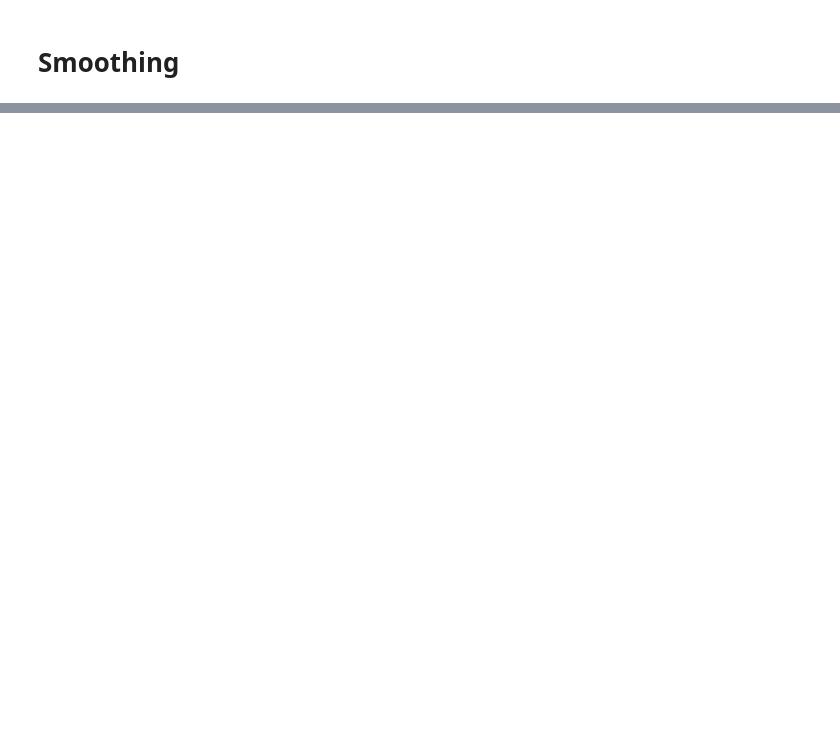
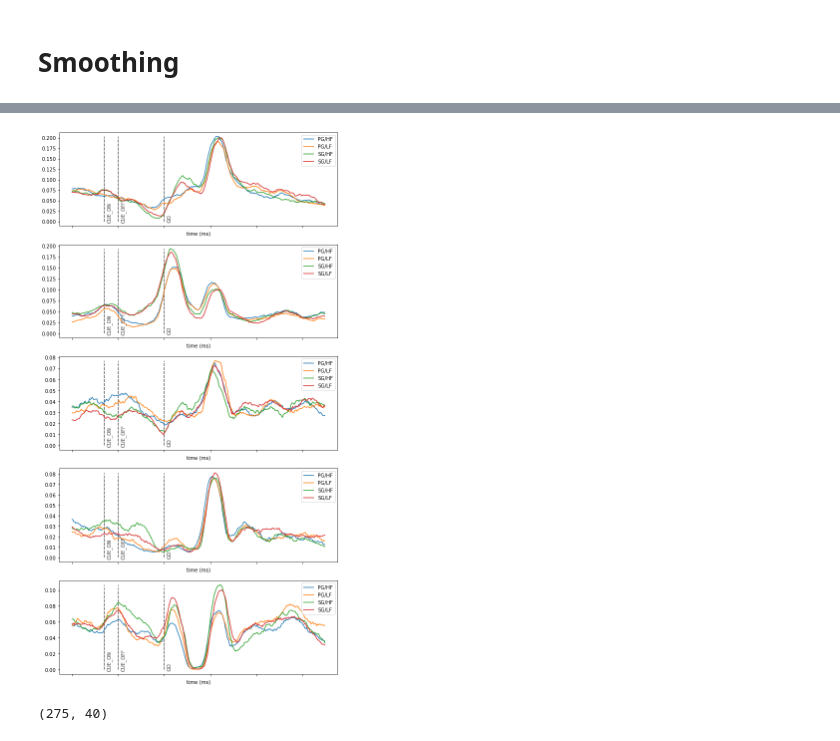
Before and after one commit to CONECT-INT/2022_CENTURI-SummerSchool, a Jupyter notebook: dev/dataset2_river.ipynb, the cells around one changed output, grey strips where cells are left out. Saved outputs shown, nothing was run; the diff lists cells and outputs as text; code cells hidden in the pictures; blank space fills up the shorter version.

```diff
--- a/dev/dataset2_river.ipynb
+++ b/dev/dataset2_river.ipynb
@@ -133,0 +142,23 @@ sigma = fwhm2sigma(FWHM)
+# %%
+n_plot = 5
+fig, axes = plt.subplots(n_plot, 1, figsize=(10,4*n_plot))
+for i in range(n_plot):
+    for (j, cond) in enumerate(all_cond):
+        grip_mask = all_cond_ind[j][0]
+        force_mask = all_cond_ind[j][1]
+        cond_trials_mask = (grips == grip_mask) & (forces == force_mask)
+        trail_avg_smoothed_spikes_pn  = np.mean(smoothed_bin_spikes[:,i,cond_trials_mask], 1)
+
+        axes[i].plot(t_stamps, trail_avg_smoothed_spikes_pn, label=cond)
+        axes[i].vlines(states_ind, ymin=0, ymax=np.max(trail_avg_smoothed_spikes_pn), linestyles='dashed', color='grey')
+        axes[i].legend(loc='upper right')
+        axes[i].set_xticklabels([])
+        for k in range(len(states_ind)):
+            axes[i].text(states_ind[k]+0.05, round(np.max(trail_avg_smoothed_spikes_pn)/1.5), states[k], rotation=90, color='grey')
+        axes[i].set_xlabel('time (ms)')
+# %% [output]
+[figure, added]
+# %%
+smoothed_bin_spikes[:,0,(grips == 1) & (forces == 2)].shape
+# %% [output]
+(275, 40)
```
Also changed, not shown: parts of 26 cells of this notebook.
